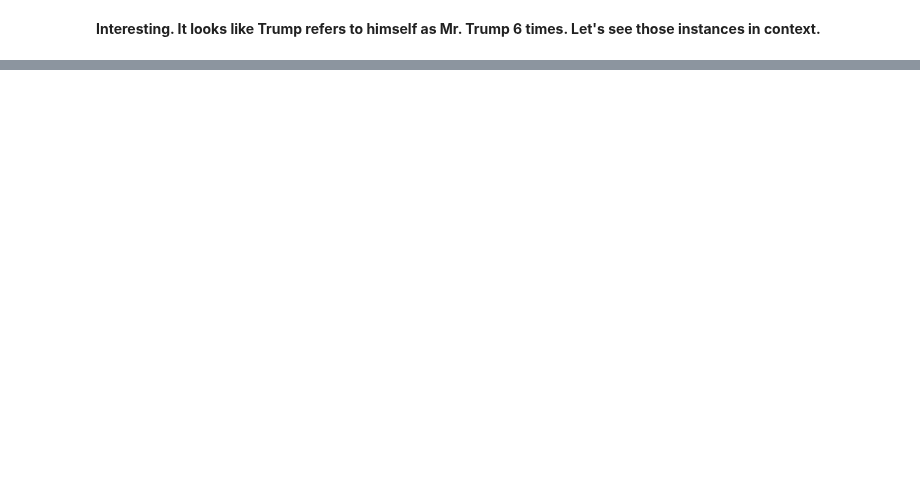
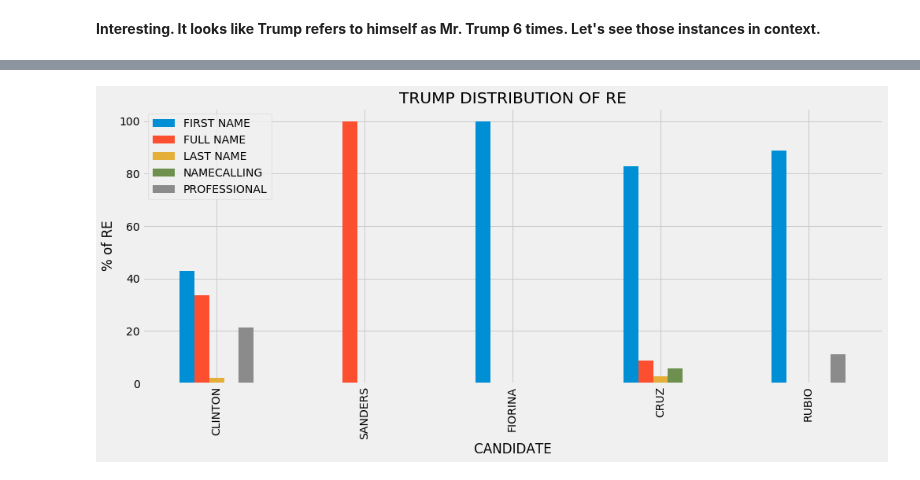
Before and after one commit to Data-Science-for-Linguists/2016-Debates-and-Referring-Expressions, a Jupyter notebook: analysis.ipynb, the cells around one changed output, grey strips where cells are left out. Drawn from its saved outputs; the diff is of its cells as text; code cells hidden in the pictures; blank space fills up the shorter version.

```diff
--- a/analysis.ipynb
+++ b/analysis.ipynb
@@ -673,0 +672,3 @@ trump_presidentclinton_trees
+# %%
+trump_rubio_REtype_freq = get_re_type_freq(rubio_re_maps, trump_rubio_freq)
+trump_rubio_REtype_freq
@@ -673,0 +679,4 @@ trump_presidentclinton_trees
+# %%
+trump_REsanders = get_RE_for_label(trump['Tree'], 'Bernie Sanders')
+trump_sanders_freq = {re: trump_REsanders.count(re) for re in trump_REsanders}
+trump_sanders_freq
@@ -673,0 +685,3 @@ trump_presidentclinton_trees
+# %%
+trump_sanders_REtype_freq = get_re_type_freq(sanders_re_maps, trump_sanders_freq)
+trump_sanders_REtype_freq
@@ -673,0 +690,14 @@ trump_presidentclinton_trees
+# %%
+distribution_trump = pd.DataFrame([trump_clinton_REtype_freq, trump_sanders_REtype_freq, trump_fiorina_REtype_freq, trump_cruz_REtype_freq, trump_rubio_REtype_freq, ], index = ['CLINTON', 'SANDERS', 'FIORINA', 'CRUZ', 'RUBIO'])
+distribution_trump.fillna(0, inplace=True)
+
+distribution_trump['TOTAL']=distribution_trump.sum(axis=1)
+
+#Get the percentage of each type of RE for each candidate.
+distribution_trump['FIRST NAME'] = distribution_trump['FIRST NAME']/distribution_trump['TOTAL']*100
+distribution_trump['FULL NAME'] = distribution_trump['FULL NAME']/distribution_trump['TOTAL']*100
+distribution_trump['LAST NAME'] = distribution_trump['LAST NAME']/distribution_trump['TOTAL']*100
+distribution_trump['NAMECALLING'] = distribution_trump['NAMECALLING']/distribution_trump['TOTAL']*100
+distribution_trump['PROFESSIONAL'] = distribution_trump['PROFESSIONAL']/distribution_trump['TOTAL']*100
+del distribution_trump['TOTAL']
+distribution_trump.head(6)
@@ -673,0 +711,10 @@ trump_presidentclinton_trees
+# %%
+plt.style.use('fivethirtyeight')
+distribution_trump.plot(kind='bar', figsize=(15,6))
+plt.xlabel('CANDIDATE')
+plt.ylabel('% of RE')
+plt.title('TRUMP DISTRIBUTION OF RE')
+plt.show()
+#Why are there two?
+# %% [output]
+[figure, added]
```
Also changed, not shown: parts of 111 cells of this notebook.
